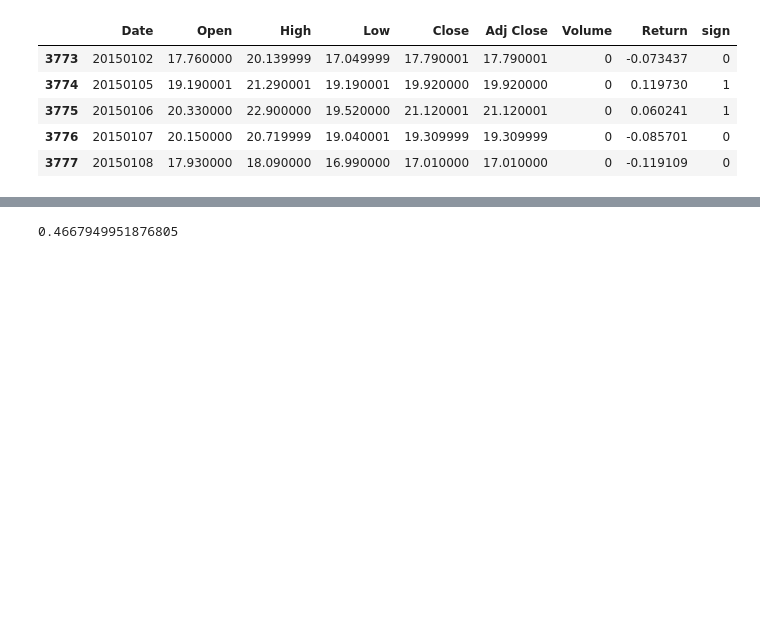
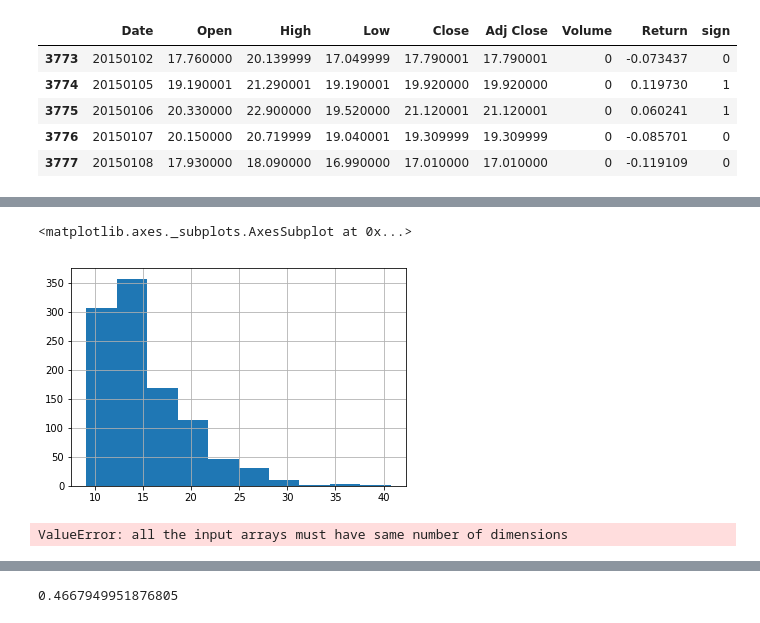
Before and after one commit to royluo20/vix_event_sentiment, a Jupyter notebook: main_code.ipynb, the cells around one changed output, grey strips where cells are left out. Cells and saved outputs as stored; diff of their text form; code cells hidden in the pictures; blank space fills up the shorter version.

```diff
--- a/main_code.ipynb
+++ b/main_code.ipynb
@@ -268,3 +299,8 @@ vix_daily.extreme.mean()
+# %%
+vix_daily.Close.hist()
+# %% [output]
+<matplotlib.axes._subplots.AxesSubplot at 0x...>
+[figure, added]
 # %%
 from patsy import dmatrix
 from sklearn.linear_model import LinearRegression
@@ -308,3 +354,8 @@ X_train, X_test, y_train, y_test = train_test_split(X, y, test_size=0.2, random_
 
 # X_train = scalar.transform(X_train)
 # X_test = scalar.transform(X_test)
+# %%
+def train_split():
+    X_train, X_test,y_train,y_test = train_test_split(X, y, test_size = .2, shuffle = False)
+# %% [output]
+ValueError: all the input arrays must have same number of dimensions
```
Also changed, not shown: parts of 27 cells of this notebook.
